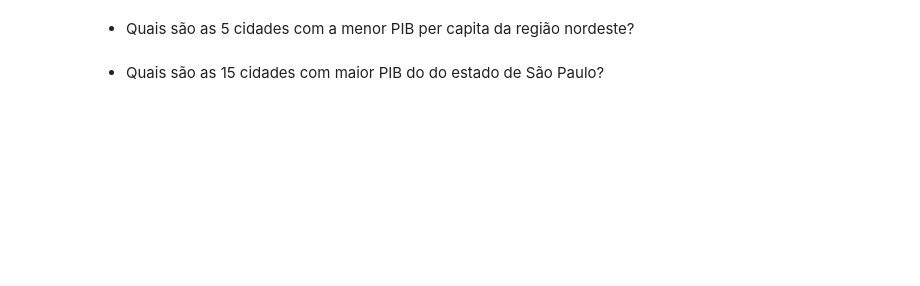
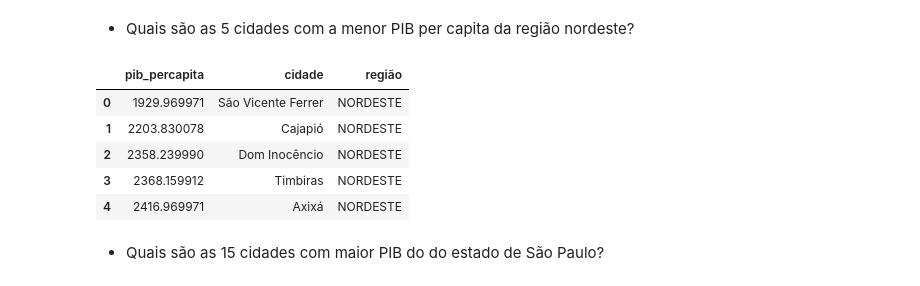
Before and after one commit to armando-nahmias/EBAC, a Jupyter notebook: AD/PAD_M13_Resposta.ipynb, the cells around one changed output. Saved outputs shown, nothing was run; the diff lists cells and outputs as text; code cells hidden in the pictures; blank space fills up the shorter version.

```diff
--- a/AD/PAD_M13_Resposta.ipynb
+++ b/AD/PAD_M13_Resposta.ipynb
@@ -343,5 +385,13 @@ Utilize o dataframe `brasil_df` para responder as seguintes perguntas de negóci
  - Quais são as 5 cidades com a menor PIB per capita da região nordeste?
 # %%
 # código para responder a pergunta
+brasil_df[['pib_percapita','cidade', 'região']].sort_values(by='pib_percapita').query('região == "NORDESTE"').head().reset_index(drop=True)
+# %% [output]
+|  | pib_percapita | cidade | região |
+| 0 | 1929.969971 | São Vicente Ferrer | NORDESTE |
+| 1 | 2203.830078 | Cajapió | NORDESTE |
+| 2 | 2358.239990 | Dom Inocêncio | NORDESTE |
+| 3 | 2368.159912 | Timbiras | NORDESTE |
+| 4 | 2416.969971 | Axixá | NORDESTE |
 # %% [markdown]
  - Quais são as 15 cidades com maior PIB do do estado de São Paulo?
```
Also changed, not shown: parts of 13 cells of this notebook, 4 other files.
